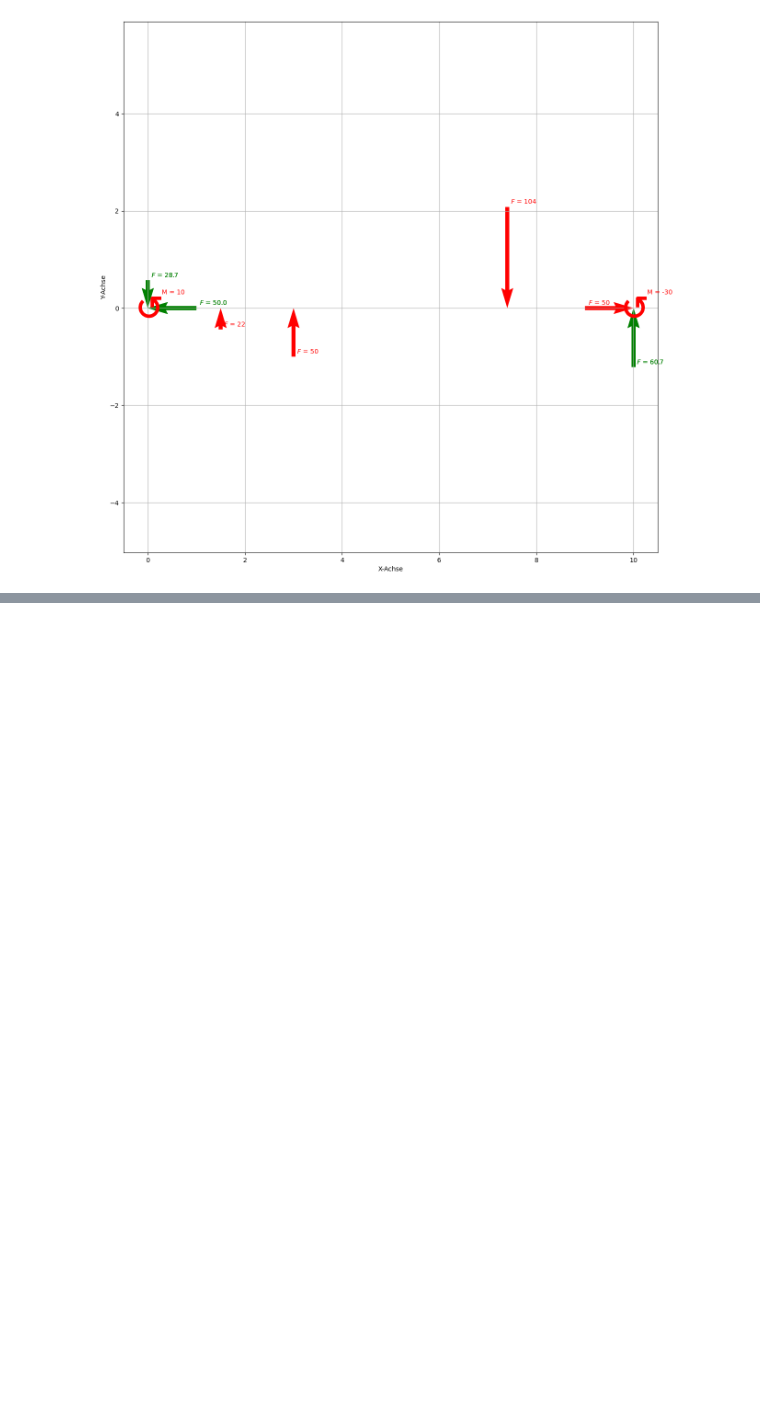
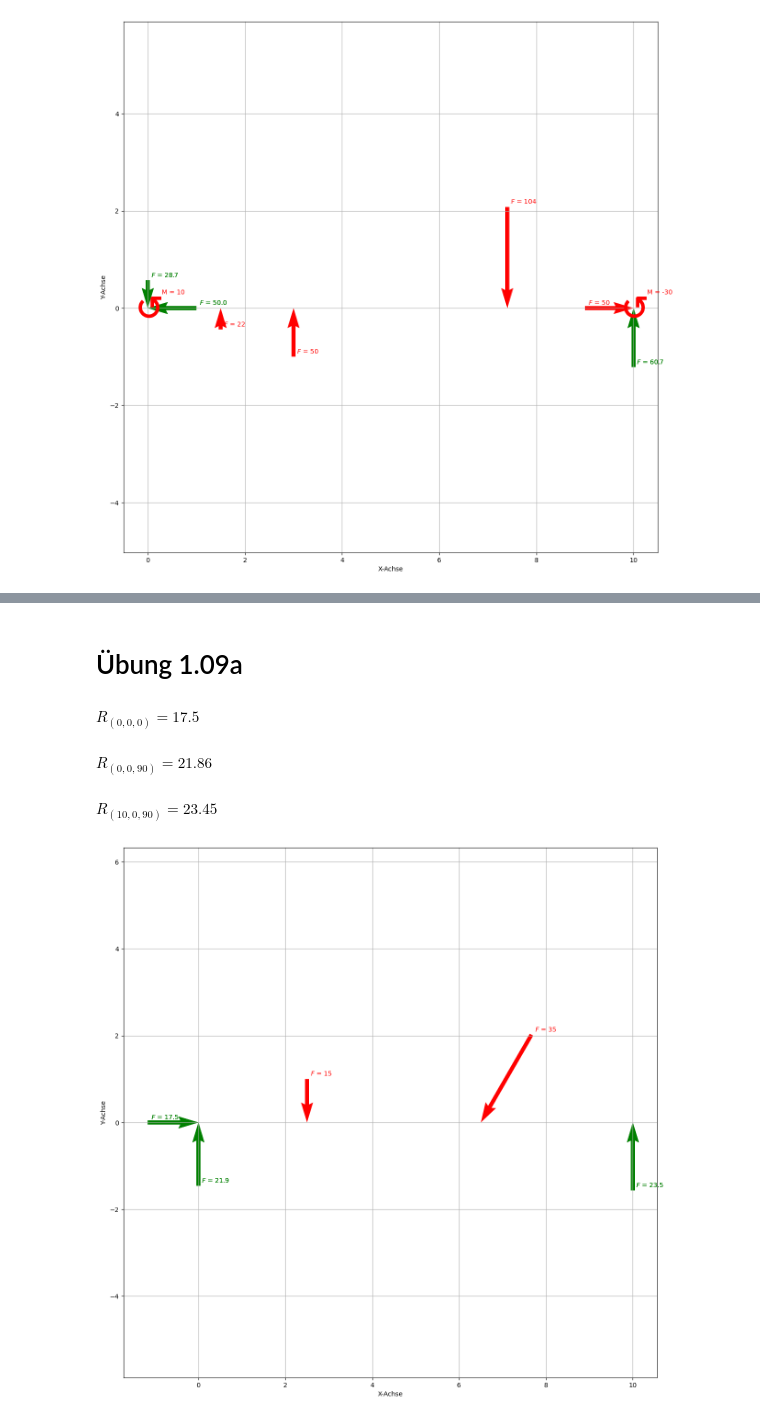
Before and after one commit to PascalGitz/09_Baustatik_GGW, a Jupyter notebook: src/Examples.ipynb, the cells around one changed output, grey strips where cells are left out. Cells and saved outputs as stored; diff of their text form; code cells hidden in the pictures; blank space fills up the shorter version.

```diff
--- a/src/Examples.ipynb
+++ b/src/Examples.ipynb
@@ -119,0 +122,16 @@ $\displaystyle R_{(0, 0, 90)} = 0.0$
+# %% [markdown]
+# Übung 1.09a
+# %%
+einwirkungen_kraefte = [Actionforce(15, -90, 2.5,0), Actionforce(-35,60,6.5,0)]
+reaktionen_kraefte = [Reactionforce(90, 0, 0), Reactionforce(0, 0, 0), Reactionforce(90, 10, 0)]
+
+system_5 = System(actionforces=einwirkungen_kraefte, reactionforces=reaktionen_kraefte)
+system_5.calculate_reaction_force()
+
+
+Plot(system_5).plot_forces_and_moments()
+# %% [output]
+$\displaystyle R_{(0, 0, 0)} = 17.5$
+$\displaystyle R_{(0, 0, 90)} = 21.86$
+$\displaystyle R_{(10, 0, 90)} = 23.45$
+[figure, added]
```
Also changed, not shown: parts of 13 cells of this notebook, 5 other files.
